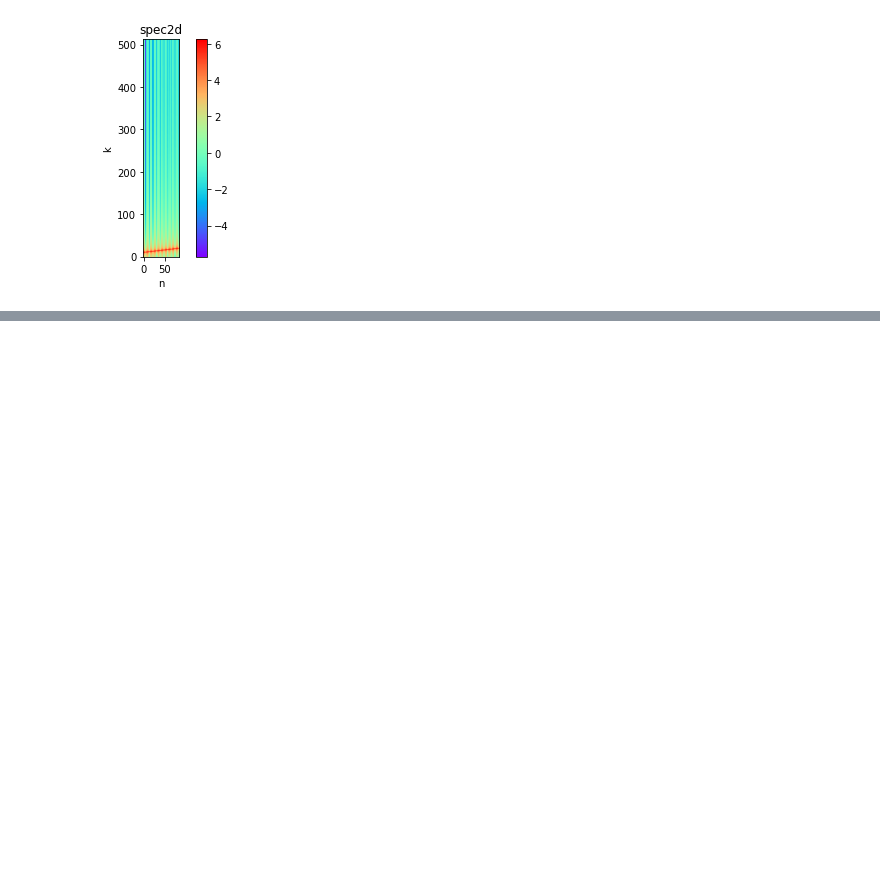
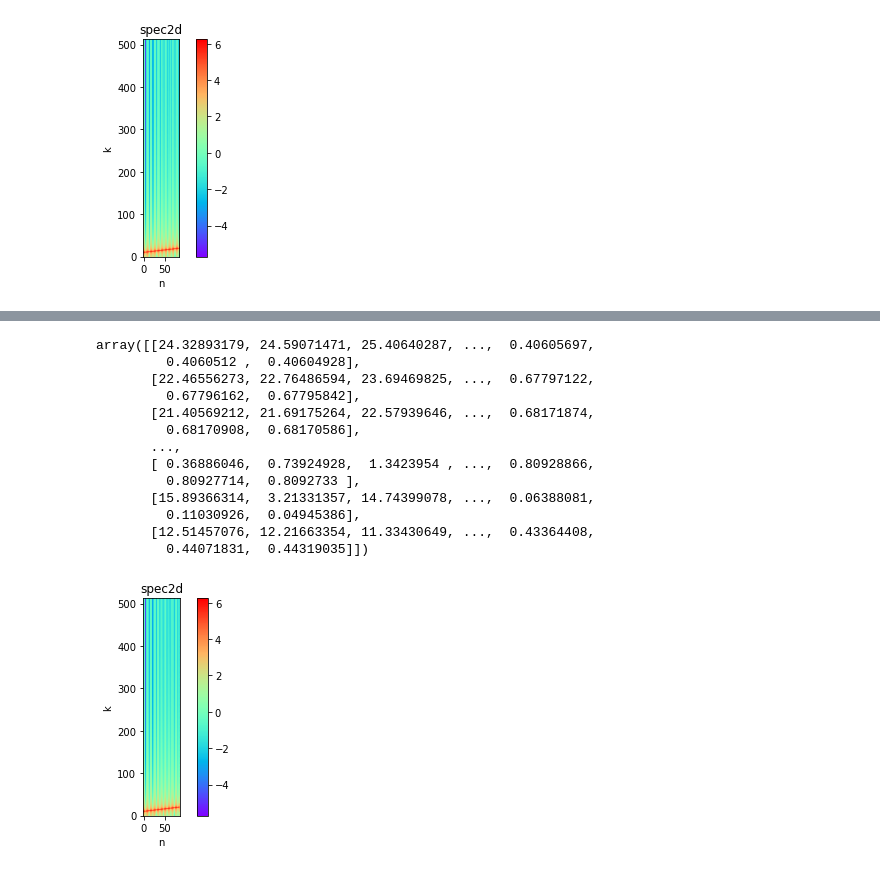
Before and after one commit to renyuanL/ryDsp2021, a Jupyter notebook: Untitled4.ipynb, the cells around one changed output, grey strips where cells are left out. Cells and saved outputs as stored; diff of their text form; code cells hidden in the pictures; blank space fills up the shorter version.

```diff
--- a/Untitled4.ipynb
+++ b/Untitled4.ipynb
@@ -129,0 +313,17 @@ X=     makeSpectrogram(x)
+# %%
+rySpectrogram(x, frame_width= 1024, frame_shift= 512)
+# %% [output]
+array([[24.32893179, 24.59071471, 25.40640287, ...,  0.40605697,
+         0.4060512 ,  0.40604928],
+       [22.46556273, 22.76486594, 23.69469825, ...,  0.67797122,
+         0.67796162,  0.67795842],
+       [21.40569212, 21.69175264, 22.57939646, ...,  0.68171874,
+         0.68170908,  0.68170586],
+       ...,
+       [ 0.36886046,  0.73924928,  1.3423954 , ...,  0.80928866,
+         0.80927714,  0.8092733 ],
+       [15.89366314,  3.21331357, 14.74399078, ...,  0.06388081,
+         0.11030926,  0.04945386],
+       [12.51457076, 12.21663354, 11.33430649, ...,  0.43364408,
+         0.44071831,  0.44319035]])
+[figure, added]
```
Also changed, not shown: parts of 5 cells of this notebook, 4 other files.
